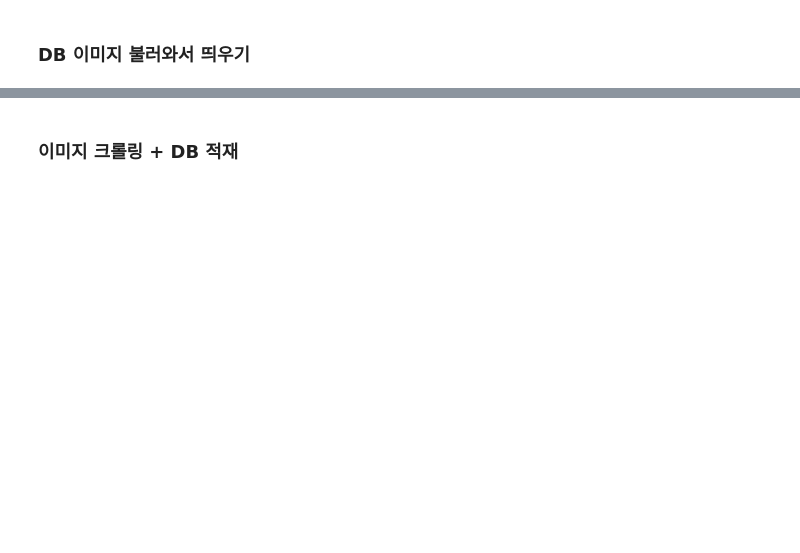
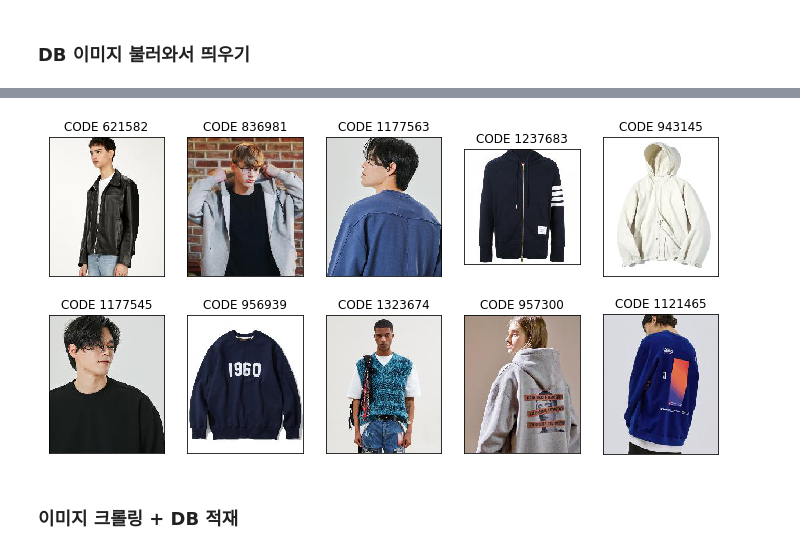
Before and after one commit to slmteruto/CAI, a Jupyter notebook: jay/musinsa_image_crawling.ipynb, the cells around one changed output, grey strips where cells are left out. Drawn from its saved outputs; the diff is of its cells as text; code cells hidden in the pictures; blank space fills up the shorter version.

Commit message:
크롤링 코드 수정, 이미지데이터 누적적재 오류 수정

```diff
--- a/jay/musinsa_image_crawling.ipynb
+++ b/jay/musinsa_image_crawling.ipynb
@@ -146,3 +160,45 @@ conn.close()
+# %%
+### 왜 한놈만 출력되는건지 모르겠네 쉬익,,,
+
+# MySQL 연동 : "mysql+pymysql://아이디:패스워드@호스트/DB명"
+engine = create_engine("mysql+pymysql://root:1111@127.0.0.1/musinsa_test", encoding='utf-8')
+conn = engine.connect()
+
+# pandas함수로 DB불러와서 담기
+img_df = pd.read_sql(sql="select * from PRDT_IMG", con=conn)
+
+rows = ((img_df.shape[0] // 5) + (math.ceil((img_df.shape[0] % 5) / 5)))
+cols, cnt = 5, 1
+fig = plt.figure(figsize=(12, 3*rows))
+
+
+for i in range(img_df.shape[0]):
+    img_str = img_df["IMAGE"].values[i] # 바이너리로 인코딩해서 저장된 값 불러와짐
+    img = decode_base64(img_str) # 다시 디코딩
+
+    # 디코딩한 데이터 이미지로 오픈
+    im_db = Image.open(BytesIO(img))
+
+#     print(cnt, "행 출력")
+#     print("인코딩 데이터\n      →", len(img_str))
+#     # 왜 이미지데이터가 누적으로 들어가고 있는거야......?
+#     print("디코딩 데이터\n      →", len(img))
+#     print("디코딩 데이터\n      →", img[-60:-1])
+#     print("이미지 데이터\n      →", im_db)
+#     print()
+
+    ax = fig.add_subplot(rows, cols, cnt)
+    ax.imshow(im_db)
+    ax.set_title("CODE {}".format(img_df["PRDT_CODE"][i]))
+    ax.set_xticks([]), ax.set_yticks([])
+    cnt += 1
+
+
+plt.show()
+
+conn.close()
+# %% [output]
+[figure, added]
 # %% [markdown]
 ### 이미지 크롤링 + DB 적재
 # %%
```
Also changed, not shown: parts of 20 cells of this notebook.
